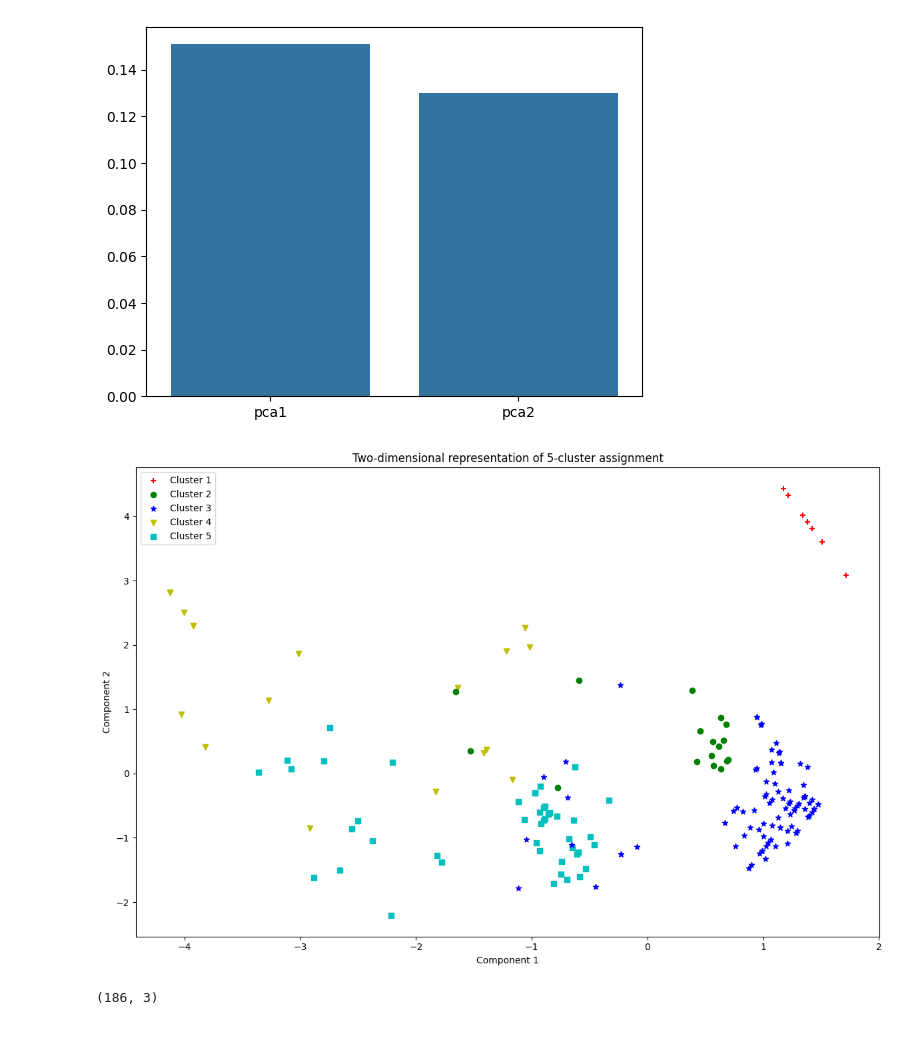
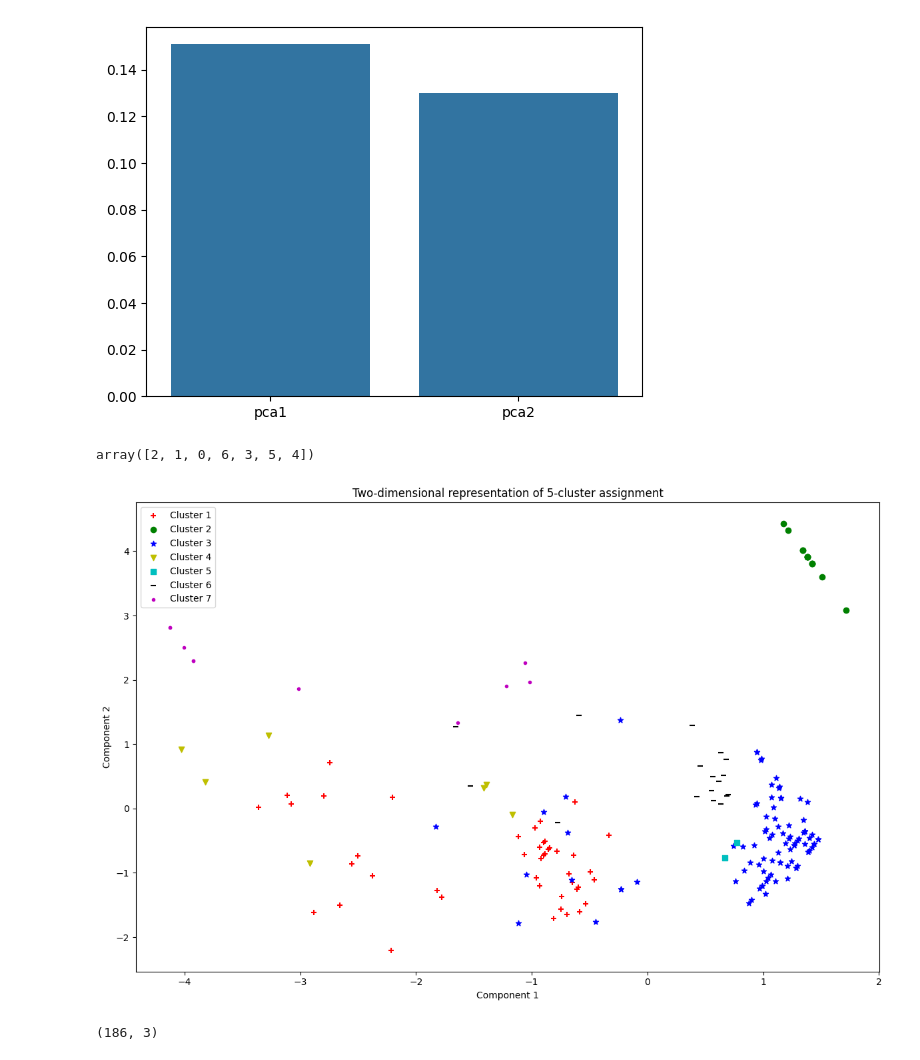
Before and after one commit to edgarMuno/DISCAPACIDADCLUSTERS, a Jupyter notebook: Vinculacion/Preprocesado_Cluster_All_variables.ipynb, the cells around one changed output. Cells and saved outputs as stored; diff of their text form; code cells hidden in the pictures.

```diff
--- a/Vinculacion/Preprocesado_Cluster_All_variables.ipynb
+++ b/Vinculacion/Preprocesado_Cluster_All_variables.ipynb
@@ -805,8 +805,8 @@ plt.tight_layout()
 # and maximise between clusters sum of squares.
 # Setting multiple initial random assignments may improve the clustering.
 
-means2 = (KMeans(n_clusters=5, random_state=1234,
-                 init='random', n_init=50)
+means2 = (KMeans(n_clusters=7, random_state=1234,
+                 init='k-means++', n_init=100)
             .fit(credit_data_z.values))
 means2
 # %% [output]
@@ -813,0 +814,15 @@ KMeans(init='random', n_clusters=5, n_init=50, random_state=1234)
+# %%
+# graficar inercias dependiedno el numero de ejecuciones
+
+inercias = []
+
+for i in range(100):
+    modelo = KMeans(n_clusters=7, init='random', random_state=i)
+    modelo.fit(credit_data_z.values)
+    inercias.append(modelo.inertia_)
+
+plt.plot(range(1, 101), inercias, marker='o')
+plt.xlabel('Iteración')
+plt.ylabel('Inercia')
+plt.title('Inercia en diferentes inicializaciones de K-Means')
+plt.show()
@@ -881,30 +898,38 @@ sns.barplot(x=['pca1','pca2'],y=pca_means2.explained_variance_ratio_)
 # %% [output]
 <Axes: >
 [figure]
+# %%
+credit_data_z_copy.cluster.unique()
+# %% [output]
+array([2, 1, 0, 6, 3, 5, 4])
 # %%
 import pylab as pl
 from pylab import rcParams
 rcParams['figure.figsize'] = 12, 8
 
 for i in range(0, pca_2d_means2.shape[0]):
     if credit_data_z_copy.cluster[i] == 0:
         c1 = pl.scatter(pca_2d_means2[i,0], pca_2d_means2[i,1], c='r', marker='+')
     elif credit_data_z_copy.cluster[i] == 1:
         c2 = pl.scatter(pca_2d_means2[i,0], pca_2d_means2[i,1], c='g', marker='o')
     elif credit_data_z_copy.cluster[i] == 2:
         c3 = pl.scatter(pca_2d_means2[i,0], pca_2d_means2[i,1], c='b', marker='*')
     elif credit_data_z_copy.cluster[i] == 3:
         c4 = pl.scatter(pca_2d_means2[i,0], pca_2d_means2[i,1], c='y', marker='v')
     elif credit_data_z_copy.cluster[i] == 4:
         c5 = pl.scatter(pca_2d_means2[i,0], pca_2d_means2[i,1], c='c', marker='s')
+    elif credit_data_z_copy.cluster[i] == 5:
+        c6 = pl.scatter(pca_2d_means2[i,0], pca_2d_means2[i,1], c='k', marker='_')
+    elif credit_data_z_copy.cluster[i] == 6:
+        c7 = pl.scatter(pca_2d_means2[i,0], pca_2d_means2[i,1], c='m', marker='.')
 
-pl.legend([c1, c2, c3, c4, c5], ['Cluster 1', 'Cluster 2', 'Cluster 3', 'Cluster 4', 'Cluster 5'])
+pl.legend([c1, c2, c3, c4, c5,c6,c7], ['Cluster 1', 'Cluster 2', 'Cluster 3', 'Cluster 4', 'Cluster 5','Cluster 6','Cluster 7'])
 pl.title('Two-dimensional representation of 5-cluster assignment')
 pl.xlabel('Component 1')
 pl.ylabel('Component 2')
 pl.tight_layout()
 # %% [output]
-[figure, old version]
+[figure, new version]
 # %%
 pca_means2_3d = PCA(n_components=3).fit(credit_data_z_copy.iloc[:,:6])
 pca_3d_means2 = pca_means2_3d.transform(credit_data_z_copy.iloc[:,:6])
```
Also changed, not shown: parts of 8 cells of this notebook.
